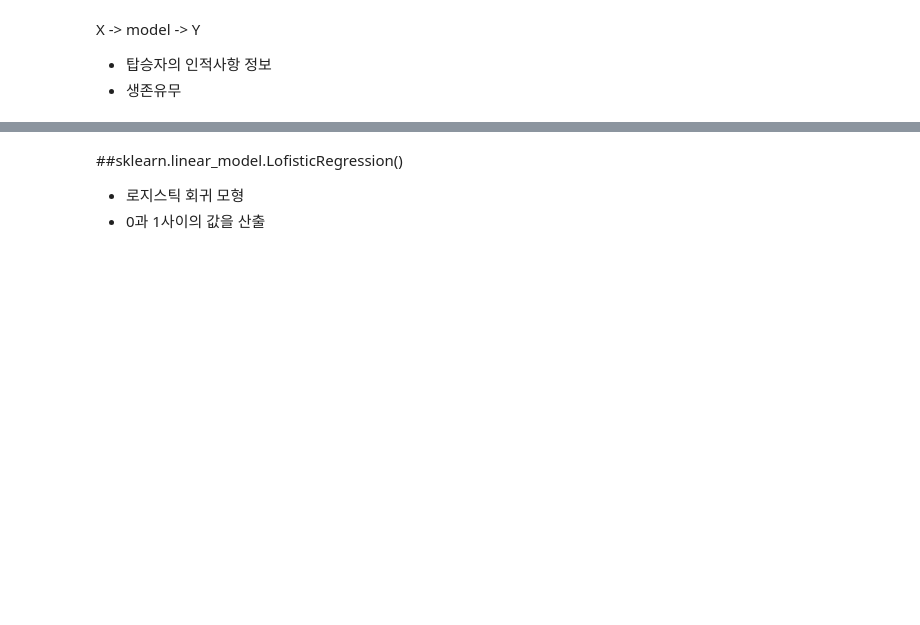
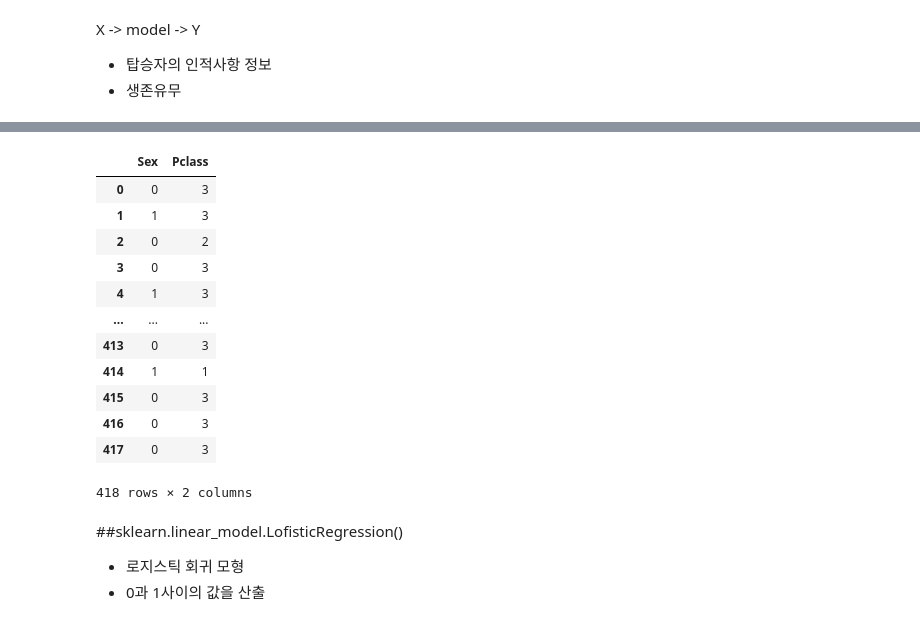
Before and after one commit to yejin-park/MachineLearning, a Jupyter notebook: 타이타닉[전체]review.ipynb, the cells around one changed output, grey strips where cells are left out. Drawn from its saved outputs; the diff is of its cells as text; code cells hidden in the pictures; blank space fills up the shorter version.

```diff
--- a/타이타닉[전체]review.ipynb
+++ b/타이타닉[전체]review.ipynb
@@ -394,3 +388,19 @@ test
+# %%
+X_test
+# %% [output]
+|  | Sex | Pclass |
+| 0 | 0 | 3 |
+| 1 | 1 | 3 |
+| 2 | 0 | 2 |
+| 3 | 0 | 3 |
+| 4 | 1 | 3 |
+| ... | ... | ... |
+| 413 | 0 | 3 |
+| 414 | 1 | 1 |
+| 415 | 0 | 3 |
+| 416 | 0 | 3 |
+| 417 | 0 | 3 |
+418 rows × 2 columns
 # %% [markdown]
 ##sklearn.linear_model.LofisticRegression()
 
```
Also changed, not shown: parts of 37 cells of this notebook.
